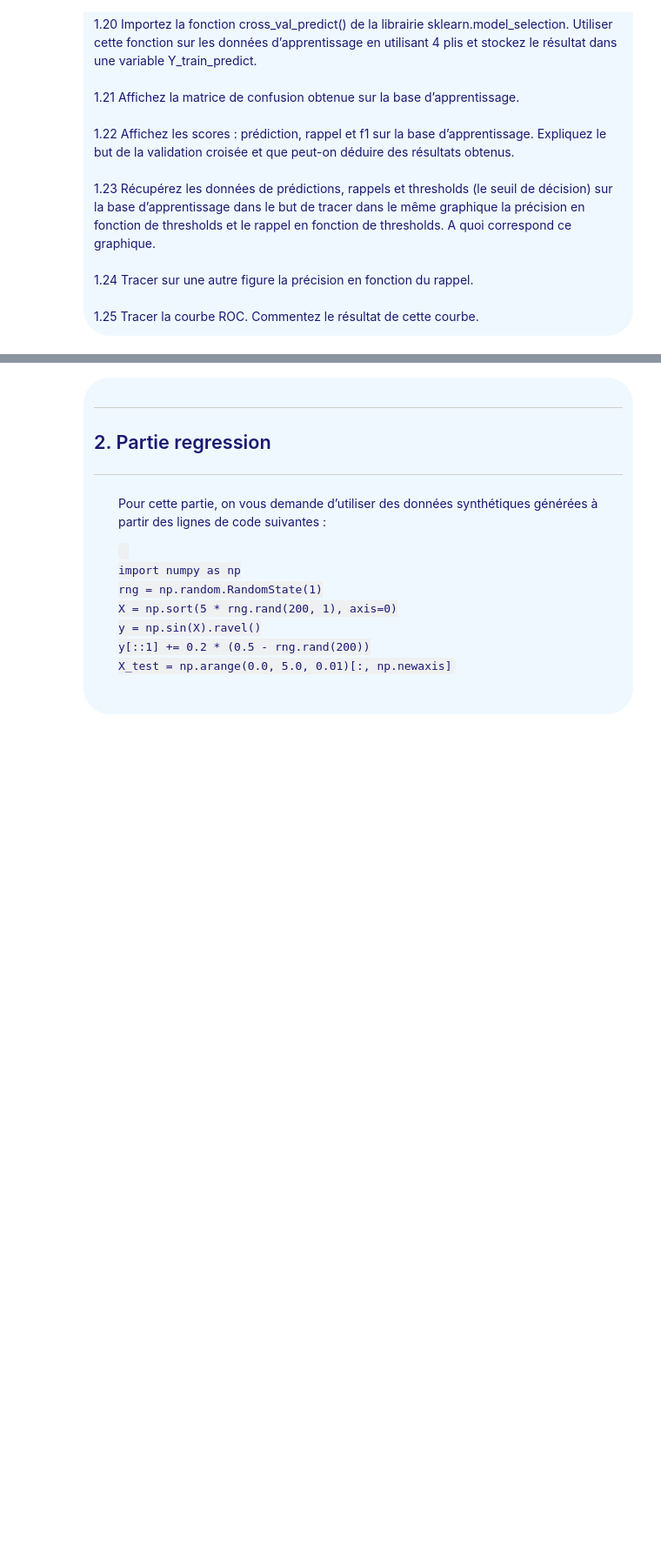
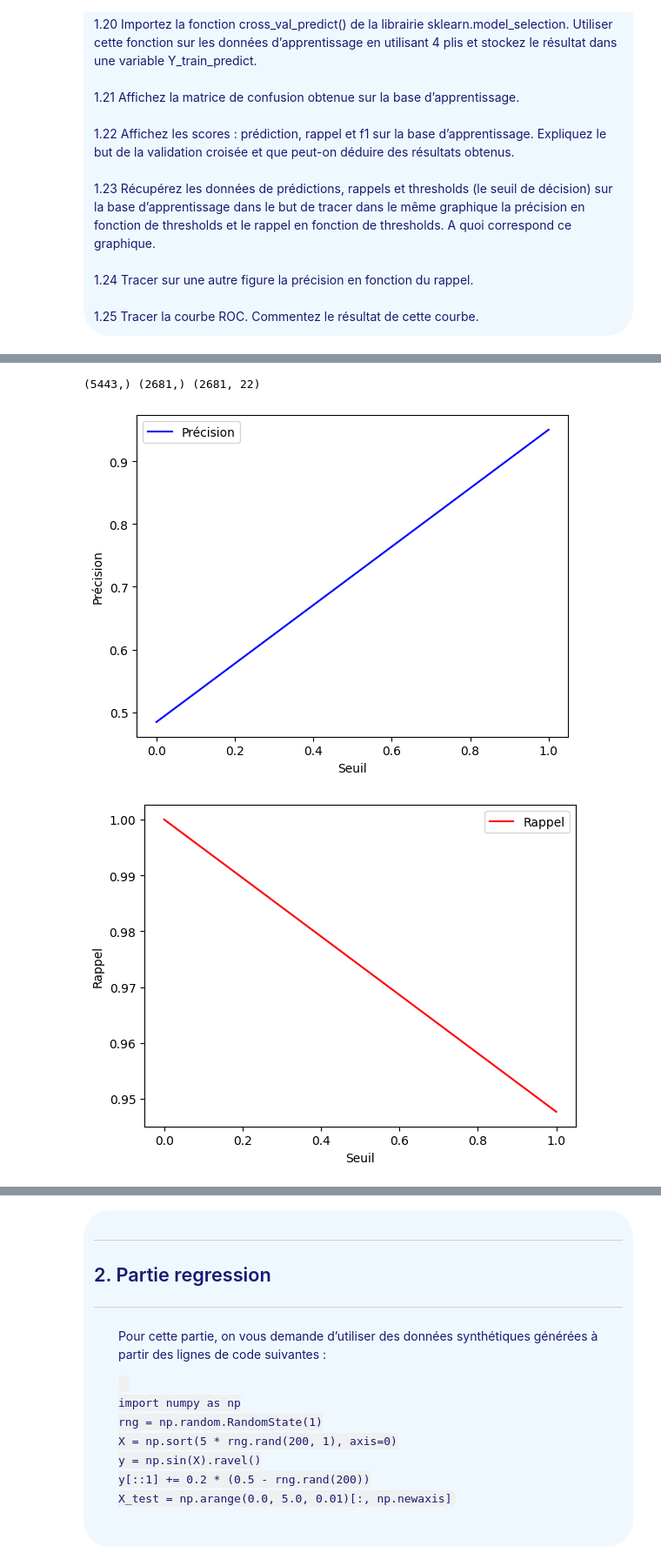
Before and after one commit to Tibserre/Intelligence_Artificielle, a Jupyter notebook: Interro/Examen_Machine_Learning_18_01_23.ipynb, the cells around one changed output, grey strips where cells are left out. Shown: that part at 87% size. Cells and saved outputs as stored; diff of their text form; code cells hidden in the pictures; blank space fills up the shorter version.

```diff
--- a/Interro/Examen_Machine_Learning_18_01_23.ipynb
+++ b/Interro/Examen_Machine_Learning_18_01_23.ipynb
@@ -322,0 +332,30 @@ f1 =  0.9427596664139498
+# %%
+print(y_train.shape,  y_pred_sgd.shape, X_test.shape)
+# %% [output]
+(5443,) (2681,) (2681, 22)
+# %%
+#Question 1.23
+import matplotlib.pyplot as plt
+from sklearn.metrics import precision_recall_curve
+
+
+# on fait les prédictions sur la base d'apprentissage
+y_pred_sgd_recall=sgd_clf.predict(X_train)
+precision, recall, thresholds = precision_recall_curve(y_train,  y_pred_sgd_recall)
+
+# Tracer le graphique de précision en fonction des seuils
+plt.plot(thresholds, precision[:-1], 'b-', label='Précision')
+plt.xlabel('Seuil')
+plt.ylabel('Précision')
+plt.legend(loc='best')
+plt.show()
+
+# Tracer le graphique de rappel en fonction des seuils
+plt.plot(thresholds, recall[:-1], 'r-', label='Rappel')
+plt.xlabel('Seuil')
+plt.ylabel('Rappel')
+plt.legend(loc='best')
+plt.show()
+# %% [output]
+[figure, added]
+[figure, added]
```
Also changed, not shown: parts of 16 cells of this notebook.
